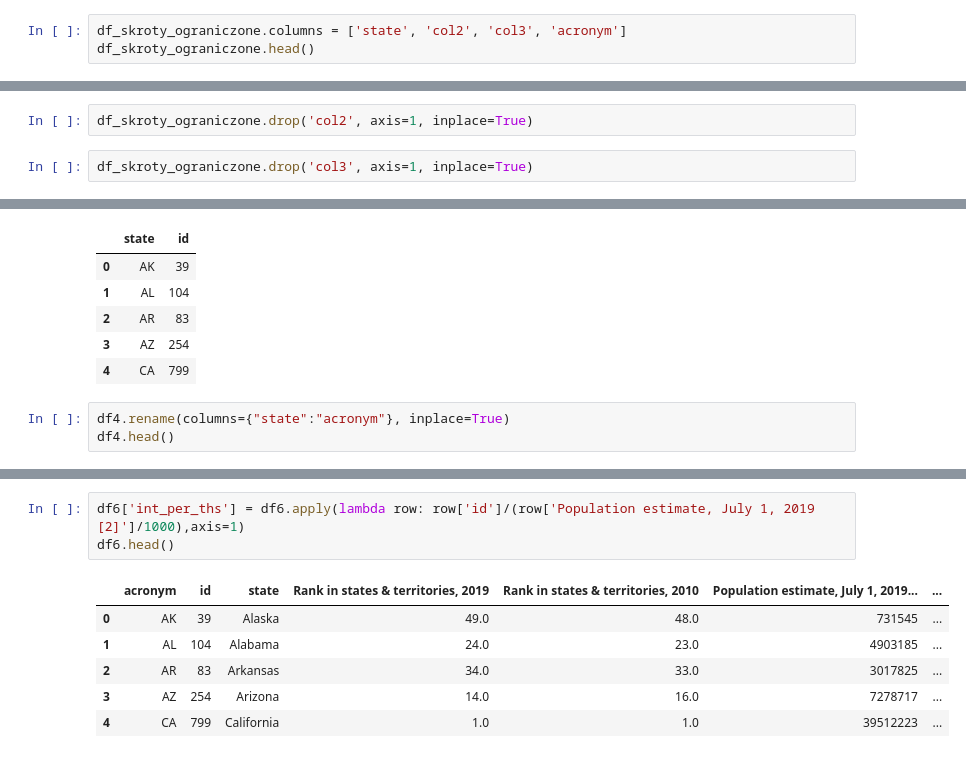
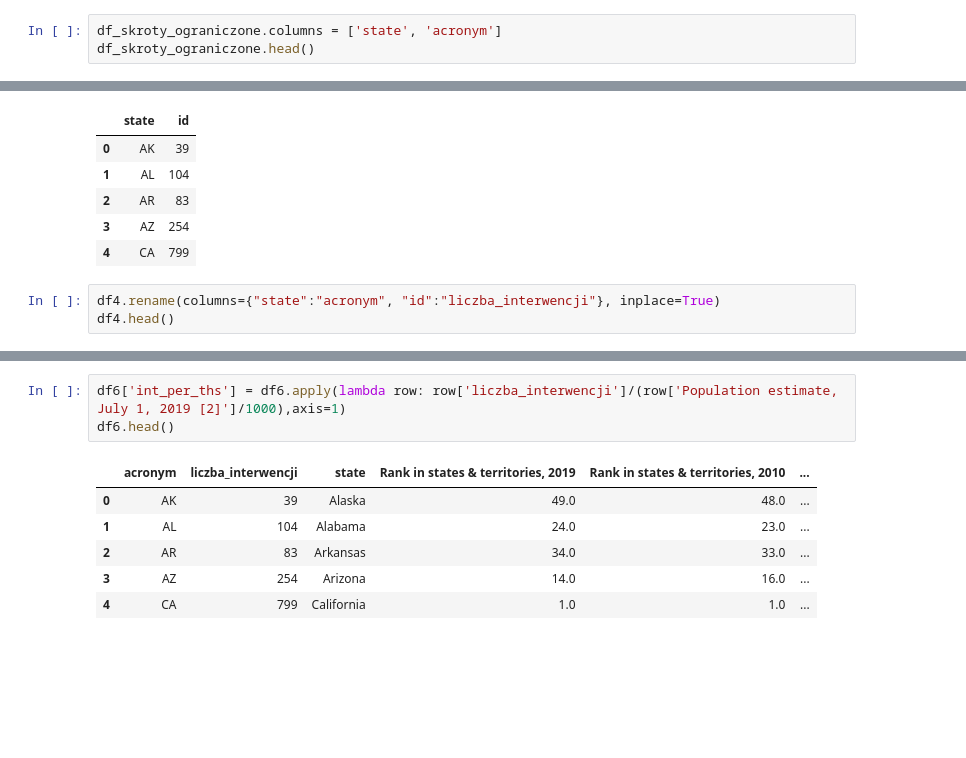
Before and after one commit to lukpytlewski/przestepczosc, a Jupyter notebook: przestepczosc.ipynb, the cells around one changed output, grey strips where cells are left out. Saved outputs shown, nothing was run; the diff lists cells and outputs as text; blank space fills up the shorter version.

```diff
--- a/przestepczosc.ipynb
+++ b/przestepczosc.ipynb
@@ -183,4 +186,4 @@ df_skroty_ograniczone.head()
 # %%
-df_skroty_ograniczone.columns = ['state', 'col2', 'col3', 'acronym']
+df_skroty_ograniczone.columns = ['state', 'acronym']
 df_skroty_ograniczone.head()
 # %% [output]
@@ -193,7 +196,3 @@ df_skroty_ograniczone.head()
-# %%
-df_skroty_ograniczone.drop('col2', axis=1, inplace=True)
-# %%
-df_skroty_ograniczone.drop('col3', axis=1, inplace=True)
 # %%
 df_skroty_ograniczone.dropna(inplace=True)
 df_skroty_ograniczone.head()
@@ -226,6 +225,6 @@ df4.head()
 | 3 | AZ | 254 |
 | 4 | CA | 799 |
 # %%
-df4.rename(columns={"state":"acronym"}, inplace=True)
+df4.rename(columns={"state":"acronym", "id":"liczba_interwencji"}, inplace=True)
 df4.head()
 # %% [output]
@@ -258,10 +257,10 @@ df6.head()
 # %%
-df6['int_per_ths'] = df6.apply(lambda row: row['id']/(row['Population estimate, July 1, 2019 [2]']/1000),axis=1)
+df6['int_per_ths'] = df6.apply(lambda row: row['liczba_interwencji']/(row['Population estimate, July 1, 2019 [2]']/1000),axis=1)
 df6.head()
 # %% [output]
-|  | acronym | id | state | Rank in states & territories, 2019 | Rank in states & territories, 2010 | Population estimate, July 1, 2019... | ... |
-| 0 | AK | 39 | Alaska | 49.0 | 48.0 | 731545 | ... |
-| 1 | AL | 104 | Alabama | 24.0 | 23.0 | 4903185 | ... |
-| 2 | AR | 83 | Arkansas | 34.0 | 33.0 | 3017825 | ... |
-| 3 | AZ | 254 | Arizona | 14.0 | 16.0 | 7278717 | ... |
-| 4 | CA | 799 | California | 1.0 | 1.0 | 39512223 | ... |
+|  | acronym | liczba_interwencji | state | Rank in states & territories, 2019 | Rank in states & territories, 2010 | ... |
+| 0 | AK | 39 | Alaska | 49.0 | 48.0 | ... |
+| 1 | AL | 104 | Alabama | 24.0 | 23.0 | ... |
+| 2 | AR | 83 | Arkansas | 34.0 | 33.0 | ... |
+| 3 | AZ | 254 | Arizona | 14.0 | 16.0 | ... |
+| 4 | CA | 799 | California | 1.0 | 1.0 | ... |
```
Also changed, not shown: parts of 7 cells of this notebook.
